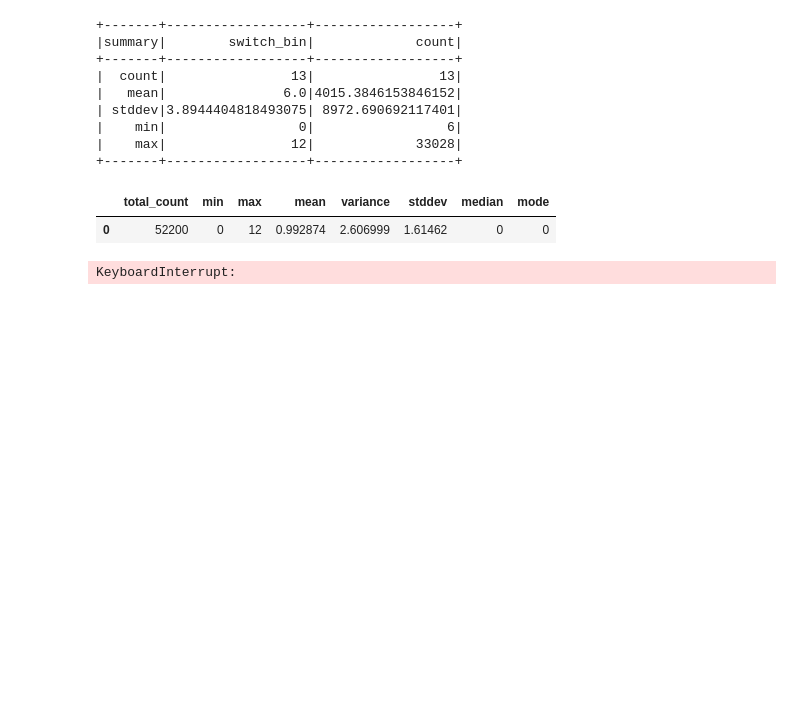
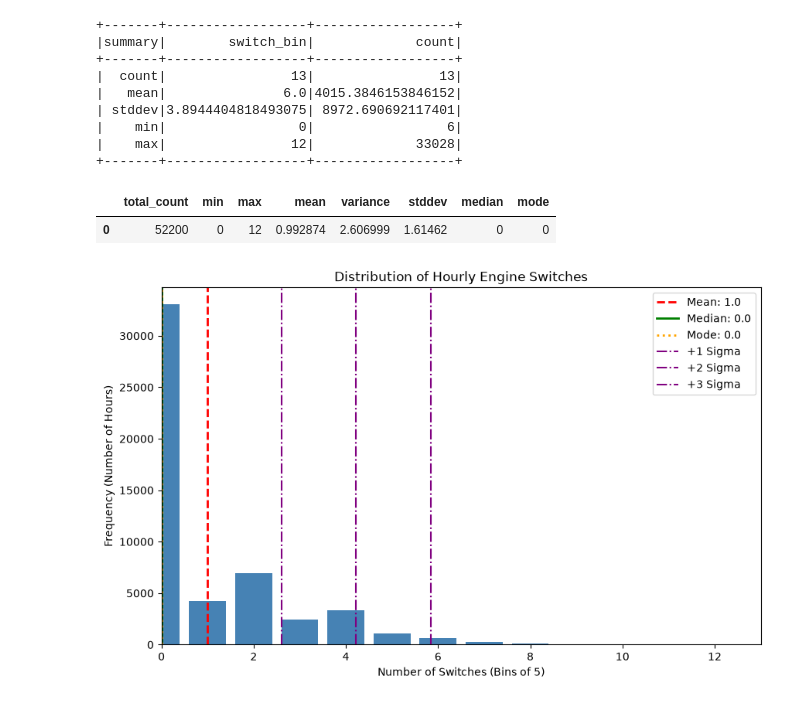
Before and after one commit to PasqualeAndreacchio/AnomalyDection-Spark, a Jupyter notebook: project.ipynb, the cells around one changed output. Drawn from its saved outputs; the diff is of its cells as text; code cells hidden in the pictures; blank space fills up the shorter version.

```diff
--- a/project.ipynb
+++ b/project.ipynb
@@ -438,37 +438,44 @@ summary_df
 | 0 | 52200 | 0 | 12 | 0.992874 | 2.606999 | 1.61462 | 0 | 0 |
 # %%
 import matplotlib.pyplot as plt
+
+# Delete the dataframes and large variables
+#del summary_df
 
 # 1. Set up the figure size
 plt.figure(figsize=(10, 6))
 
 # 2. Plot using matplotlib directly to keep the x-axis numeric
 # If your bins are groups of 5, set width to something like 4 or 4.5 so they don't overlap
 plt.bar(
     pdf['switch_bin'],
     pdf['count'],
     color='steelblue',
-    width=2
+    width=0.8
 )
 
 # 3. Add the vertical lines (axvline)
 # Mean, Median, and Mode
 plt.axvline(x=mean_val, color='red', linestyle='--', linewidth=2, label=f'Mean: {mean_val:.1f}')
 plt.axvline(x=median_val, color='green', linestyle='-', linewidth=2, label=f'Median: {median_val:.1f}')
 plt.axvline(x=mode_val, color='orange', linestyle=':', linewidth=2, label=f'Mode: {mode_val:.1f}')
 
 # +/- 1 Standard Deviation (Sigma)
 plt.axvline(x=mean_val + stddev_val, color='purple', linestyle='-.', linewidth=1.5, label='+1 Sigma')
-plt.axvline(x=mean_val - stddev_val, color='purple', linestyle='-.', linewidth=1.5, label='-1 Sigma')
+plt.axvline(x=mean_val + 2*stddev_val, color='purple', linestyle='-.', linewidth=1.5, label='+2 Sigma')
+plt.axvline(x=mean_val + 3*stddev_val, color='purple', linestyle='-.', linewidth=1.5, label='+3 Sigma')
 
 # 4. Add labels and display
 plt.title('Distribution of Hourly Engine Switches')
 plt.xlabel('Number of Switches (Bins of 5)')
 plt.ylabel('Frequency (Number of Hours)')
 plt.xlim([0, 13])
 plt.legend() # This displays the labels we defined in the axvline functions
 plt.show()
+
+# Closes all background figures and releases their memory
+plt.close('all')
 # %% [output]
-KeyboardInterrupt:
+[figure, added]
 # %%
 spark.stop()
```
Also changed, not shown: parts of 2 cells of this notebook.
